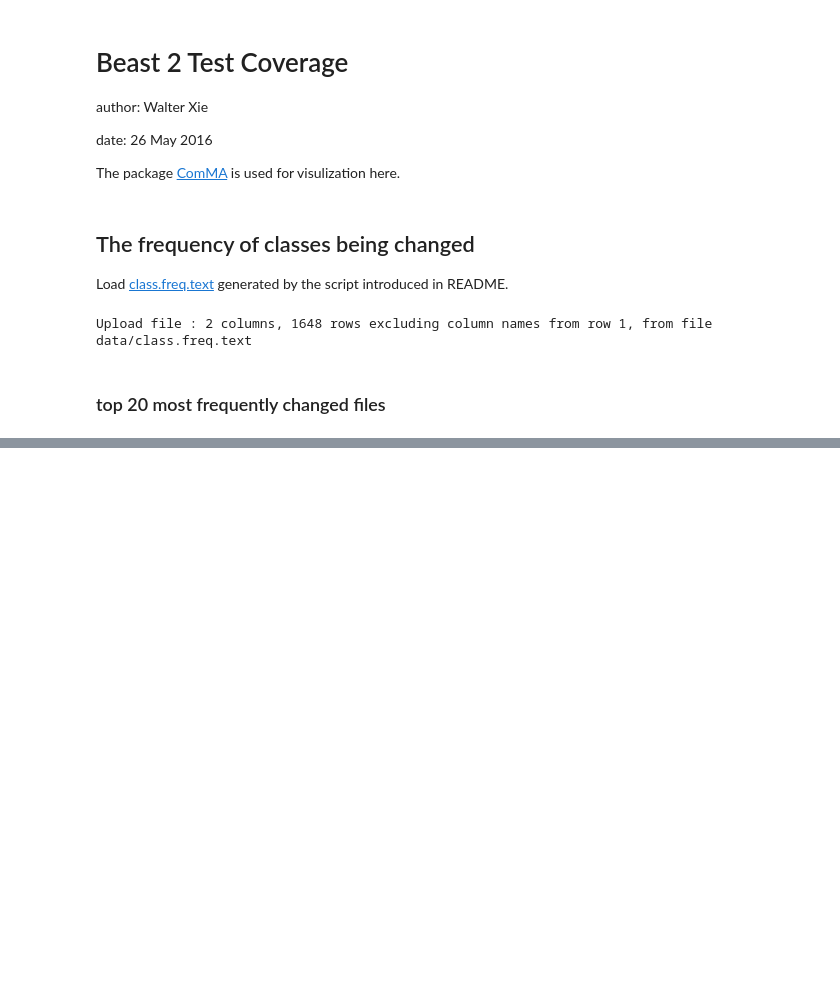
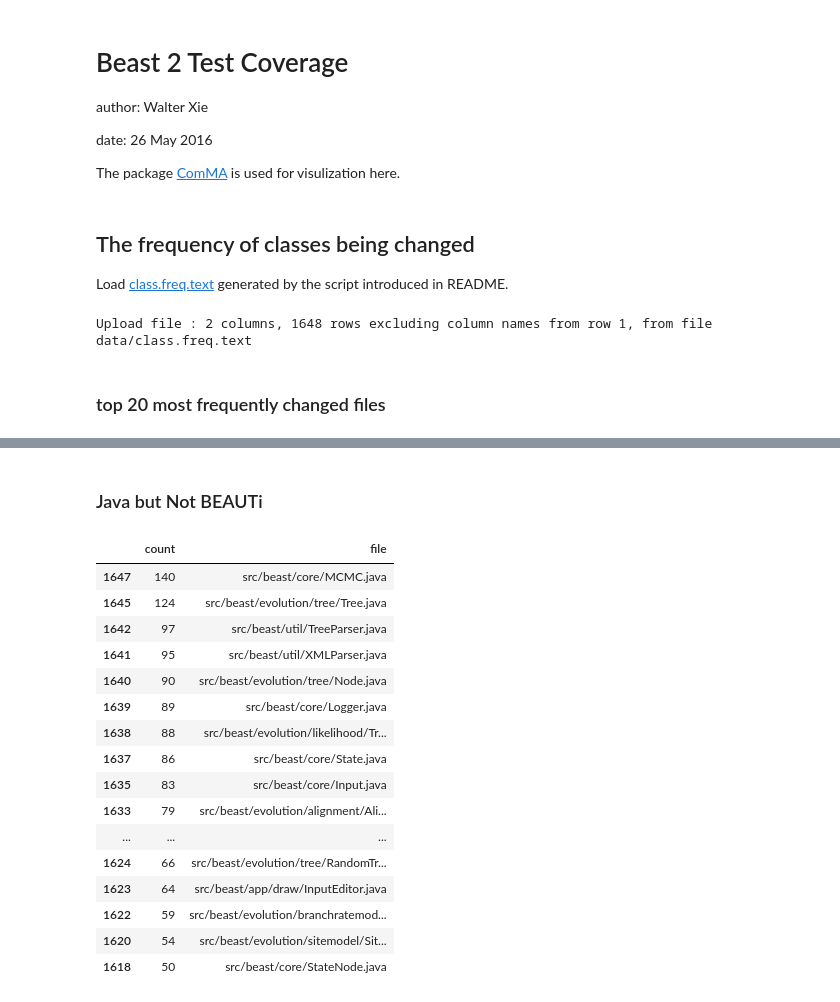
Before and after one commit to CompEvol/beast2report, a Jupyter notebook: report.ipynb, the cells around one changed output, grey strips where cells are left out. Cells and saved outputs as stored; diff of their text form; code cells hidden in the pictures; blank space fills up the shorter version.

```diff
--- a/report.ipynb
+++ b/report.ipynb
@@ -44,0 +59,4 @@ freq[1:20,]
+# %%
+min.c = 50
+freq <- freq[freq$count>=min.c,]
+nrow(freq)
@@ -44,0 +80,22 @@ freq[1:20,]
+# %% [markdown]
+### Java but Not BEAUTi
+# %%
+freq[grepl(".java", freq$file) & !grepl("beauti", freq$file),]
+# %% [output]
+|  | count | file |
+| 1647 | 140 | src/beast/core/MCMC.java |
+| 1645 | 124 | src/beast/evolution/tree/Tree.java |
+| 1642 | 97 | src/beast/util/TreeParser.java |
+| 1641 | 95 | src/beast/util/XMLParser.java |
+| 1640 | 90 | src/beast/evolution/tree/Node.java |
+| 1639 | 89 | src/beast/core/Logger.java |
+| 1638 | 88 | src/beast/evolution/likelihood/Tr... |
+| 1637 | 86 | src/beast/core/State.java |
+| 1635 | 83 | src/beast/core/Input.java |
+| 1633 | 79 | src/beast/evolution/alignment/Ali... |
+| ... | ... | ... |
+| 1624 | 66 | src/beast/evolution/tree/RandomTr... |
+| 1623 | 64 | src/beast/app/draw/InputEditor.java |
+| 1622 | 59 | src/beast/evolution/branchratemod... |
+| 1620 | 54 | src/beast/evolution/sitemodel/Sit... |
+| 1618 | 50 | src/beast/core/StateNode.java |
```
Also changed, not shown: parts of 12 cells of this notebook, 1 other file.
